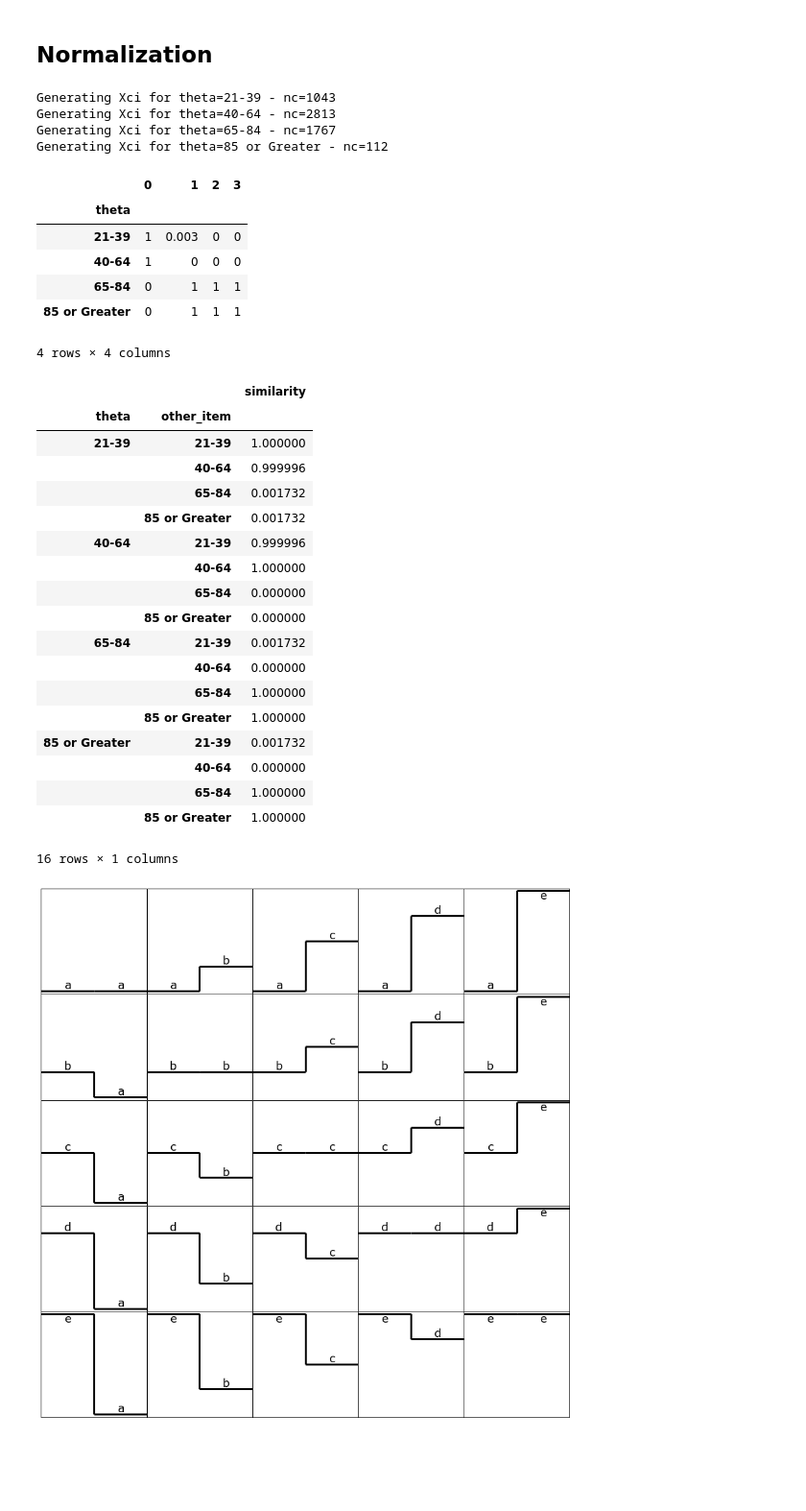
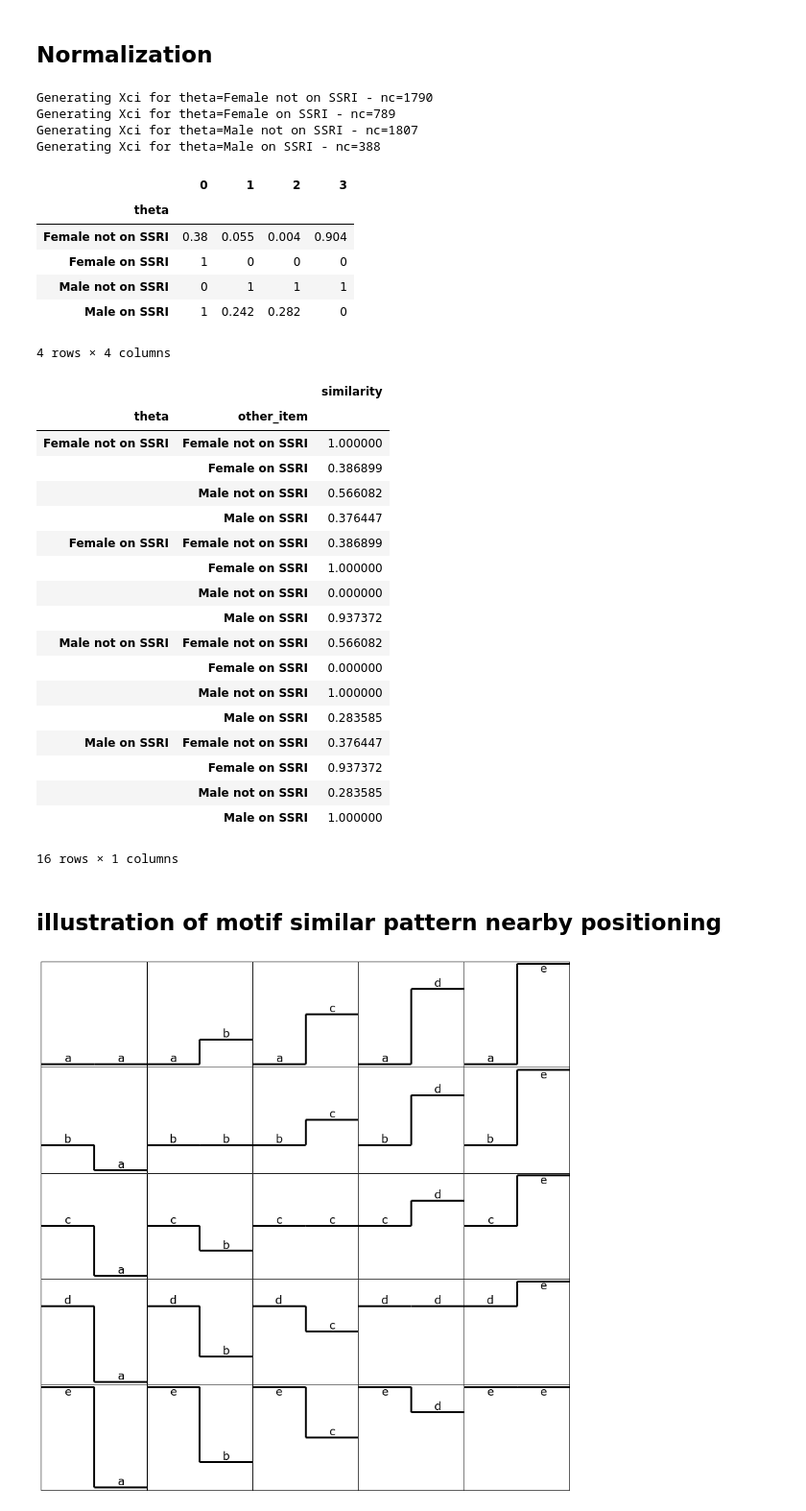
Before and after one commit to pvnick/tempos, a Jupyter notebook: pain_sax_ported.ipynb, the cells around one changed output. Shown at 96% size. Saved outputs shown, nothing was run; the diff lists cells and outputs as text; code cells hidden in the pictures; blank space fills up the shorter version.

```diff
--- a/pain_sax_ported.ipynb
+++ b/pain_sax_ported.ipynb
@@ -801,8 +797,8 @@ start_cutoff_pain_data["custom_column"] = start_cutoff_pain_data["Gender"].apply
 #start_cutoff_pain_data.PrimaryCPTCodeCategory2
 #clustered_motif_matrices = get_clustered_motif_matrices("PrimaryCPTCodeCategory2")
 #clustered_motif_matrices = get_clustered_motif_matrices("Gender")
-#clustered_motif_matrices = get_clustered_motif_matrices("Opioid")
-clustered_motif_matrices = get_clustered_motif_matrices("Age_Group")
+clustered_motif_matrices = get_clustered_motif_matrices("custom_column")
+#clustered_motif_matrices = get_clustered_motif_matrices("Age_Group")
 clustered_motif_matrices_grouped = clustered_motif_matrices.groupby(level=0)
 cluster_sample_sizes = clustered_motif_matrices_grouped.count()
 individual_motif_counts_by_cluster = clustered_motif_matrices_grouped.sum()
@@ -812,41 +808,41 @@ cluster_criteria = motif_proportions_clusters.index
 icons = pd.DataFrame(columns = motif_matrices_by_patient.columns, index = pd.Index(data=[], name="theta"))
 for criterion in cluster_criteria:
     motif_proportions_cluster = motif_proportions_clusters.ix[criterion]
     cluster_n = cluster_sample_sizes.ix[criterion][0]
     minimum_cluster_n = 50
     if cluster_n > minimum_cluster_n:
         print("Generating Xci for theta=" + str(criterion) + " - nc=" + str(cluster_n))
         nr = 1000
         motif_importance_sample = pd.Series(np.arange(nr)).apply(sample_motif_importances, sample_size=cluster_n)
         numerators = motif_importance_sample.apply(lambda row: row <= motif_proportions_cluster, axis=1).sum()
         denominators = motif_importance_sample.count()
         CDF = numerators / denominators
         pvals = 1 - CDF
         icon = pvals#.apply(lambda pval: sc.stats.norm.ppf(pval))
         #for pixel_index in icon.keys():
         #    pixel = icon[pixel_index]
         #    #if probability was 0 or 1, manually set to 6 std devs
         #    if pixel == np.inf:
         #        pixel = 10
         #    elif pixel == -np.inf:
         #        pixel = -10
         #    icon[pixel_index] = pixel
         icons.ix[str(criterion)] = icon
     else:
         print("Skipping theta=" + str(criterion) + " - nc=" + str(cluster_n))
 
 icons
 # %% [output]
-Generating Xci for theta=21-39 - nc=1043
-Generating Xci for theta=40-64 - nc=2813
-Generating Xci for theta=65-84 - nc=1767
-Generating Xci for theta=85 or Greater - nc=112
+Generating Xci for theta=Female not on SSRI - nc=1790
+Generating Xci for theta=Female on SSRI - nc=789
+Generating Xci for theta=Male not on SSRI - nc=1807
+Generating Xci for theta=Male on SSRI - nc=388
 |  | 0 | 1 | 2 | 3 |
 | theta |  |  |  |  |
-| 21-39 | 1 | 0.003 | 0 | 0 |
-| 40-64 | 1 | 0 | 0 | 0 |
-| 65-84 | 0 | 1 | 1 | 1 |
-| 85 or Greater | 0 | 1 | 1 | 1 |
+| Female not on SSRI | 0.38 | 0.055 | 0.004 | 0.904 |
+| Female on SSRI | 1 | 0 | 0 | 0 |
+| Male not on SSRI | 0 | 1 | 1 | 1 |
+| Male on SSRI | 1 | 0.242 | 0.282 | 0 |
 4 rows × 4 columns
 # %%
 def get_similarities(icon, all_icons):
@@ -860,23 +856,25 @@ all_theta_similarities
 # %% [output]
 |  |  | similarity |
 | theta | other_item |  |
-| 21-39 | 21-39 | 1.000000 |
-|  | 40-64 | 0.999996 |
-|  | 65-84 | 0.001732 |
-|  | 85 or Greater | 0.001732 |
-| 40-64 | 21-39 | 0.999996 |
-|  | 40-64 | 1.000000 |
-|  | 65-84 | 0.000000 |
-|  | 85 or Greater | 0.000000 |
-| 65-84 | 21-39 | 0.001732 |
-|  | 40-64 | 0.000000 |
-|  | 65-84 | 1.000000 |
-|  | 85 or Greater | 1.000000 |
-| 85 or Greater | 21-39 | 0.001732 |
-|  | 40-64 | 0.000000 |
-|  | 65-84 | 1.000000 |
-|  | 85 or Greater | 1.000000 |
+| Female not on SSRI | Female not on SSRI | 1.000000 |
+|  | Female on SSRI | 0.386899 |
+|  | Male not on SSRI | 0.566082 |
+|  | Male on SSRI | 0.376447 |
+| Female on SSRI | Female not on SSRI | 0.386899 |
+|  | Female on SSRI | 1.000000 |
+|  | Male not on SSRI | 0.000000 |
+|  | Male on SSRI | 0.937372 |
+| Male not on SSRI | Female not on SSRI | 0.566082 |
+|  | Female on SSRI | 0.000000 |
+|  | Male not on SSRI | 1.000000 |
+|  | Male on SSRI | 0.283585 |
+| Male on SSRI | Female not on SSRI | 0.376447 |
+|  | Female on SSRI | 0.937372 |
+|  | Male not on SSRI | 0.283585 |
+|  | Male on SSRI | 1.000000 |
 16 rows × 1 columns
+# %% [markdown]
+## illustration of motif similar pattern nearby positioning
 # %%
 fig, axes = plt.subplots(nrows=5, ncols=5, sharex=True, sharey=True, figsize=[15,15])
 axes = axes.flatten()
```
Also changed, not shown: parts of 13 cells of this notebook.
